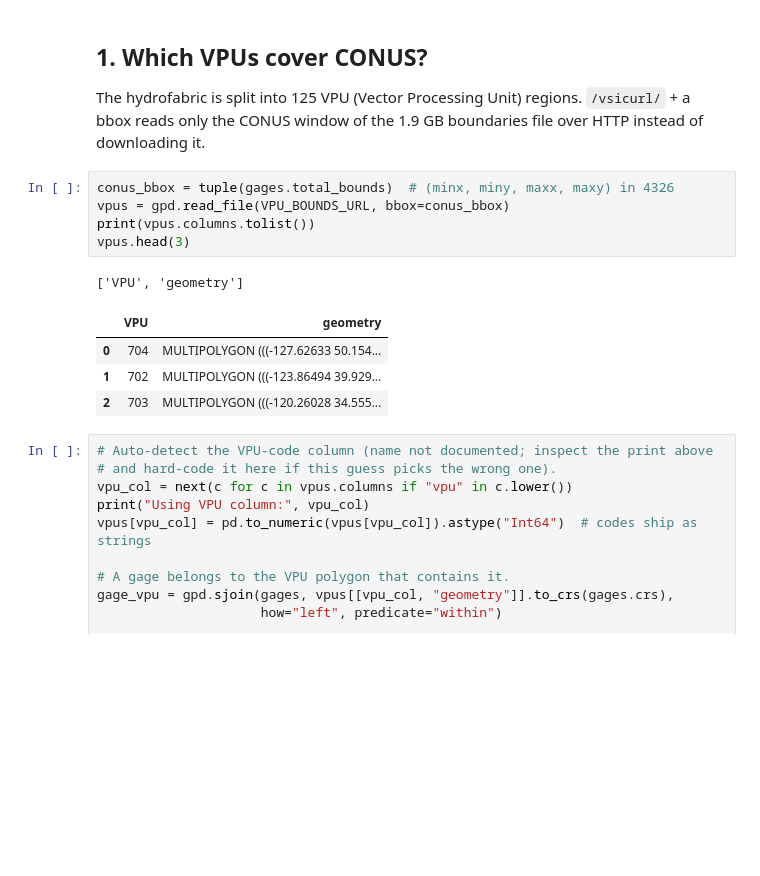
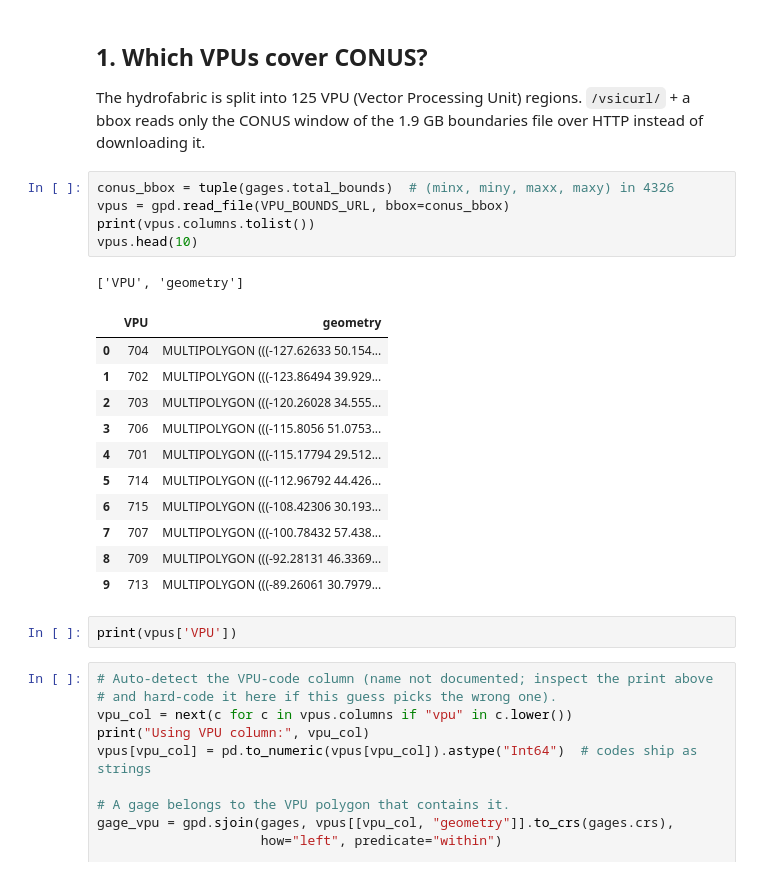
Before and after one commit to gwenhover/hydro-correlation-tool, a Jupyter notebook: preprocessing/GEOGLOWS_River_ID_Seeding.ipynb, the cells around one changed output. Drawn from its saved outputs; the diff is of its cells as text; blank space fills up the shorter version.

```diff
--- a/preprocessing/GEOGLOWS_River_ID_Seeding.ipynb
+++ b/preprocessing/GEOGLOWS_River_ID_Seeding.ipynb
@@ -52,14 +52,23 @@ file over HTTP instead of downloading it.
 # %%
 conus_bbox = tuple(gages.total_bounds)  # (minx, miny, maxx, maxy) in 4326
 vpus = gpd.read_file(VPU_BOUNDS_URL, bbox=conus_bbox)
 print(vpus.columns.tolist())
-vpus.head(3)
+vpus.head(10)
 # %% [output]
 ['VPU', 'geometry']
 |  | VPU | geometry |
 | 0 | 704 | MULTIPOLYGON (((-127.62633 50.154... |
 | 1 | 702 | MULTIPOLYGON (((-123.86494 39.929... |
 | 2 | 703 | MULTIPOLYGON (((-120.26028 34.555... |
+| 3 | 706 | MULTIPOLYGON (((-115.8056 51.0753... |
+| 4 | 701 | MULTIPOLYGON (((-115.17794 29.512... |
+| 5 | 714 | MULTIPOLYGON (((-112.96792 44.426... |
+| 6 | 715 | MULTIPOLYGON (((-108.42306 30.193... |
+| 7 | 707 | MULTIPOLYGON (((-100.78432 57.438... |
+| 8 | 709 | MULTIPOLYGON (((-92.28131 46.3369... |
+| 9 | 713 | MULTIPOLYGON (((-89.26061 30.7979... |
+# %%
+print(vpus['VPU'])
 # %%
 # Auto-detect the VPU-code column (name not documented; inspect the print above
 # and hard-code it here if this guess picks the wrong one).
```
Also changed, not shown: 2 other files.
